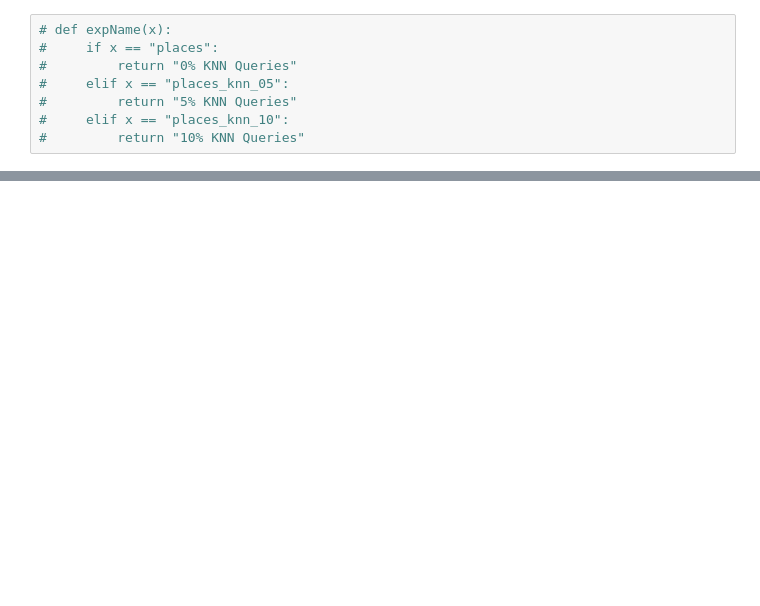
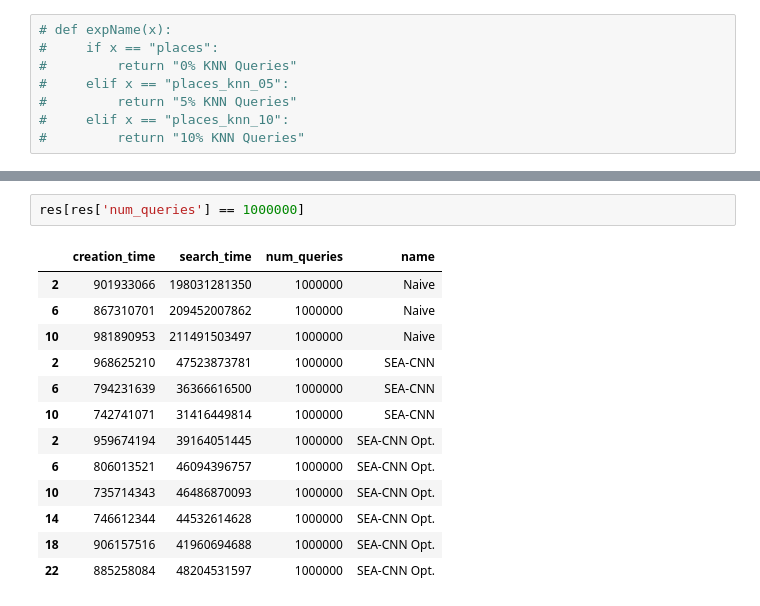
Before and after one commit to ThatUdeshUK/fast_extension, a Jupyter notebook: analysis/PlacesKNN.ipynb, the cells around one changed output, grey strips where cells are left out. Drawn from its saved outputs; the diff is of its cells as text; blank space fills up the shorter version.

```diff
--- a/analysis/PlacesKNN.ipynb
+++ b/analysis/PlacesKNN.ipynb
@@ -60,3 +78,19 @@ sns.lineplot(x="No. of queries", y='Index creation time (sec)', style='name', da
+# %%
+res[res['num_queries'] == 1000000]
+# %% [output]
+|  | creation_time | search_time | num_queries | name |
+| 2 | 901933066 | 198031281350 | 1000000 | Naive |
+| 6 | 867310701 | 209452007862 | 1000000 | Naive |
+| 10 | 981890953 | 211491503497 | 1000000 | Naive |
+| 2 | 968625210 | 47523873781 | 1000000 | SEA-CNN |
+| 6 | 794231639 | 36366616500 | 1000000 | SEA-CNN |
+| 10 | 742741071 | 31416449814 | 1000000 | SEA-CNN |
+| 2 | 959674194 | 39164051445 | 1000000 | SEA-CNN Opt. |
+| 6 | 806013521 | 46094396757 | 1000000 | SEA-CNN Opt. |
+| 10 | 735714343 | 46486870093 | 1000000 | SEA-CNN Opt. |
+| 14 | 746612344 | 44532614628 | 1000000 | SEA-CNN Opt. |
+| 18 | 906157516 | 41960694688 | 1000000 | SEA-CNN Opt. |
+| 22 | 885258084 | 48204531597 | 1000000 | SEA-CNN Opt. |
 # %%
 search_res = res.loc[:, ['search_time', 'num_queries', 'name']]
 search_res['Query Matching Time (nano sec)'] = search_res['search_time'].apply(lambda x: x) / search_res['num_queries']
```
Also changed, not shown: parts of 5 cells of this notebook, 7 other files.
